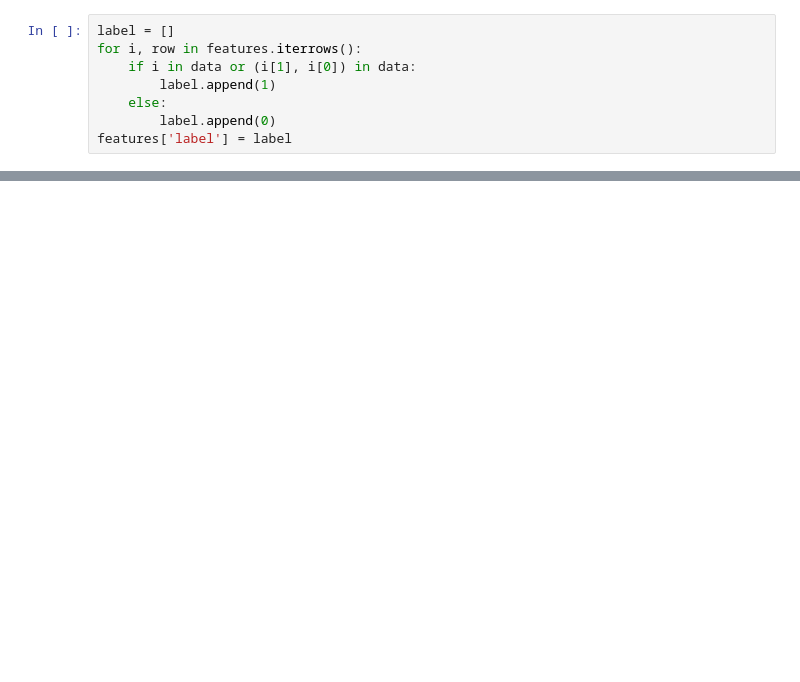
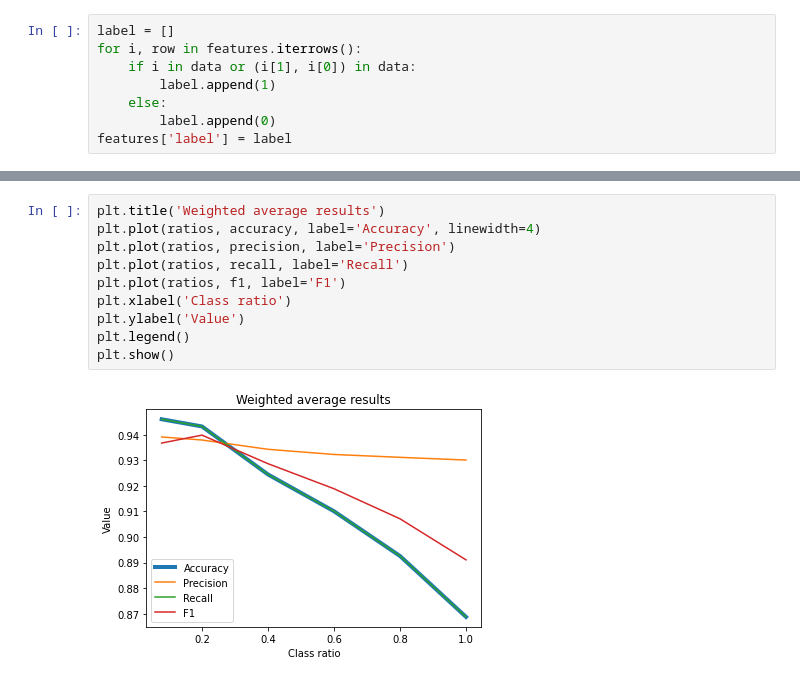
Before and after one commit to reluzita/LU-SNACS, a Jupyter notebook: test.ipynb, the cells around one changed output, grey strips where cells are left out. Cells and saved outputs as stored; diff of their text form; blank space fills up the shorter version.

```diff
--- a/test.ipynb
+++ b/test.ipynb
@@ -90,0 +190,12 @@ weighted avg       0.97      0.98      0.97     50443
+# %%
+plt.title('Weighted average results')
+plt.plot(ratios, accuracy, label='Accuracy', linewidth=4)
+plt.plot(ratios, precision, label='Precision')
+plt.plot(ratios, recall, label='Recall')
+plt.plot(ratios, f1, label='F1')
+plt.xlabel('Class ratio')
+plt.ylabel('Value')
+plt.legend()
+plt.show()
+# %% [output]
+[figure, added]
```
Also changed, not shown: parts of 25 cells of this notebook, 4 other files.
